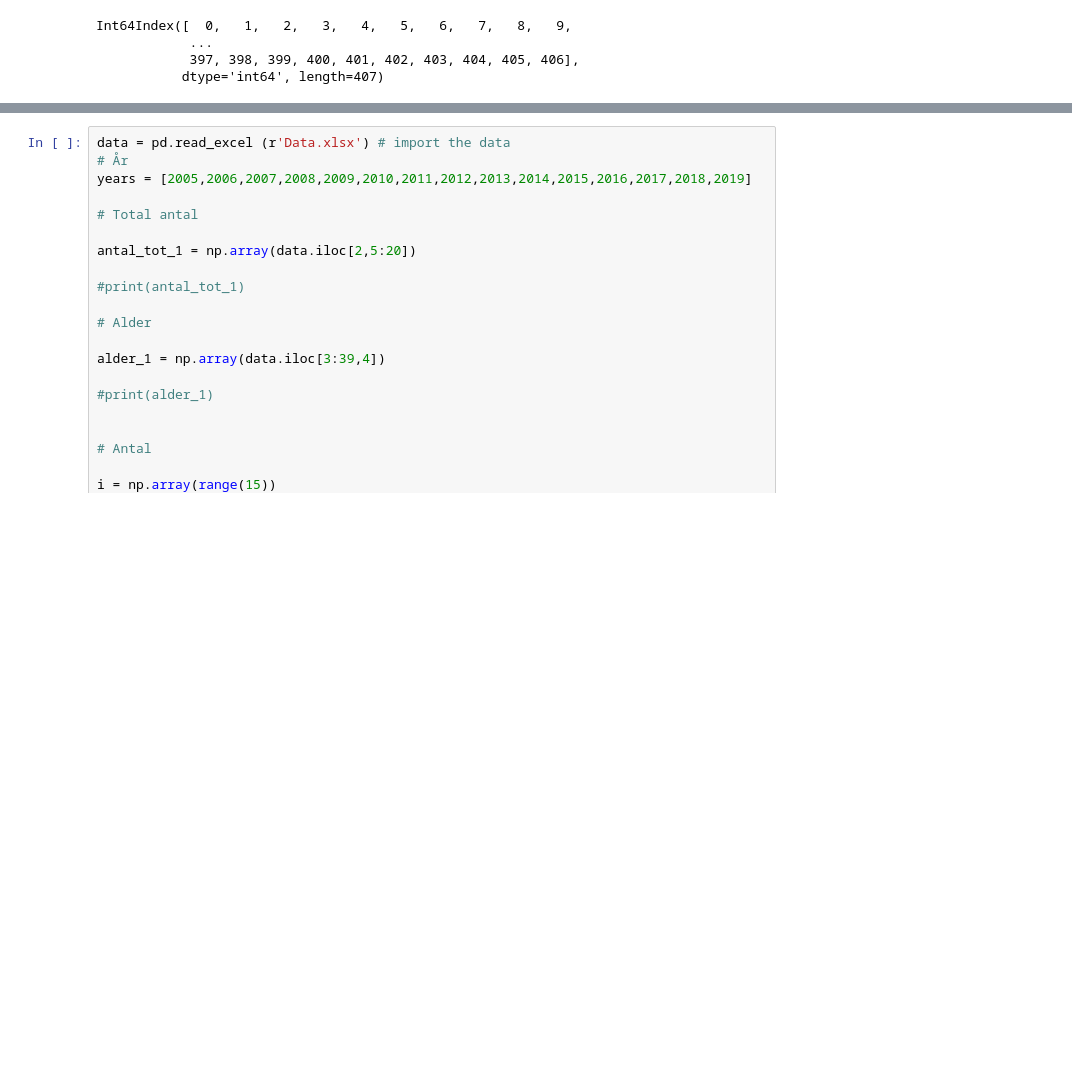
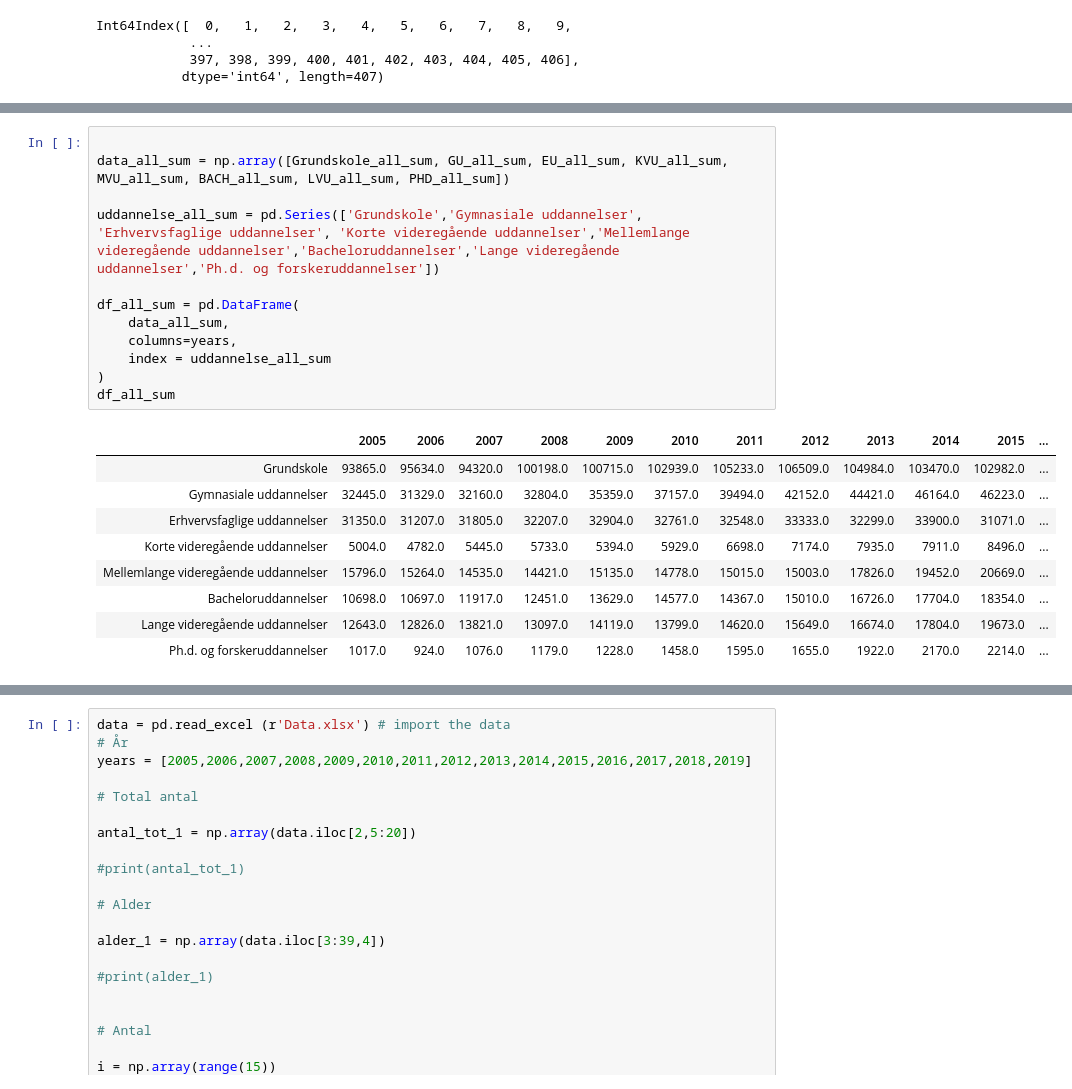
Before and after one commit to NumEconCopenhagen/projects-2020-group404, a Jupyter notebook: dataproject/dataproject.ipynb, the cells around one changed output, grey strips where cells are left out. Cells and saved outputs as stored; diff of their text form; blank space fills up the shorter version.

```diff
--- a/dataproject/dataproject.ipynb
+++ b/dataproject/dataproject.ipynb
@@ -274,0 +221,22 @@ display(GU_all)
+# %%
+
+data_all_sum = np.array([Grundskole_all_sum, GU_all_sum, EU_all_sum, KVU_all_sum, MVU_all_sum, BACH_all_sum, LVU_all_sum, PHD_all_sum])
+
+uddannelse_all_sum = pd.Series(['Grundskole','Gymnasiale uddannelser', 'Erhvervsfaglige uddannelser', 'Korte videregående uddannelser','Mellemlange videregående uddannelser','Bacheloruddannelser','Lange videregående uddannelser','Ph.d. og forskeruddannelser'])
+
+df_all_sum = pd.DataFrame(
+    data_all_sum,
+    columns=years,
+    index = uddannelse_all_sum
+)
+df_all_sum
+# %% [output]
+|  | 2005 | 2006 | 2007 | 2008 | 2009 | 2010 | 2011 | 2012 | 2013 | 2014 | 2015 | ... |
+| Grundskole | 93865.0 | 95634.0 | 94320.0 | 100198.0 | 100715.0 | 102939.0 | 105233.0 | 106509.0 | 104984.0 | 103470.0 | 102982.0 | ... |
+| Gymnasiale uddannelser | 32445.0 | 31329.0 | 32160.0 | 32804.0 | 35359.0 | 37157.0 | 39494.0 | 42152.0 | 44421.0 | 46164.0 | 46223.0 | ... |
+| Erhvervsfaglige uddannelser | 31350.0 | 31207.0 | 31805.0 | 32207.0 | 32904.0 | 32761.0 | 32548.0 | 33333.0 | 32299.0 | 33900.0 | 31071.0 | ... |
+| Korte videregående uddannelser | 5004.0 | 4782.0 | 5445.0 | 5733.0 | 5394.0 | 5929.0 | 6698.0 | 7174.0 | 7935.0 | 7911.0 | 8496.0 | ... |
+| Mellemlange videregående uddannelser | 15796.0 | 15264.0 | 14535.0 | 14421.0 | 15135.0 | 14778.0 | 15015.0 | 15003.0 | 17826.0 | 19452.0 | 20669.0 | ... |
+| Bacheloruddannelser | 10698.0 | 10697.0 | 11917.0 | 12451.0 | 13629.0 | 14577.0 | 14367.0 | 15010.0 | 16726.0 | 17704.0 | 18354.0 | ... |
+| Lange videregående uddannelser | 12643.0 | 12826.0 | 13821.0 | 13097.0 | 14119.0 | 13799.0 | 14620.0 | 15649.0 | 16674.0 | 17804.0 | 19673.0 | ... |
+| Ph.d. og forskeruddannelser | 1017.0 | 924.0 | 1076.0 | 1179.0 | 1228.0 | 1458.0 | 1595.0 | 1655.0 | 1922.0 | 2170.0 | 2214.0 | ... |
```
Also changed, not shown: parts of 5 cells of this notebook.
